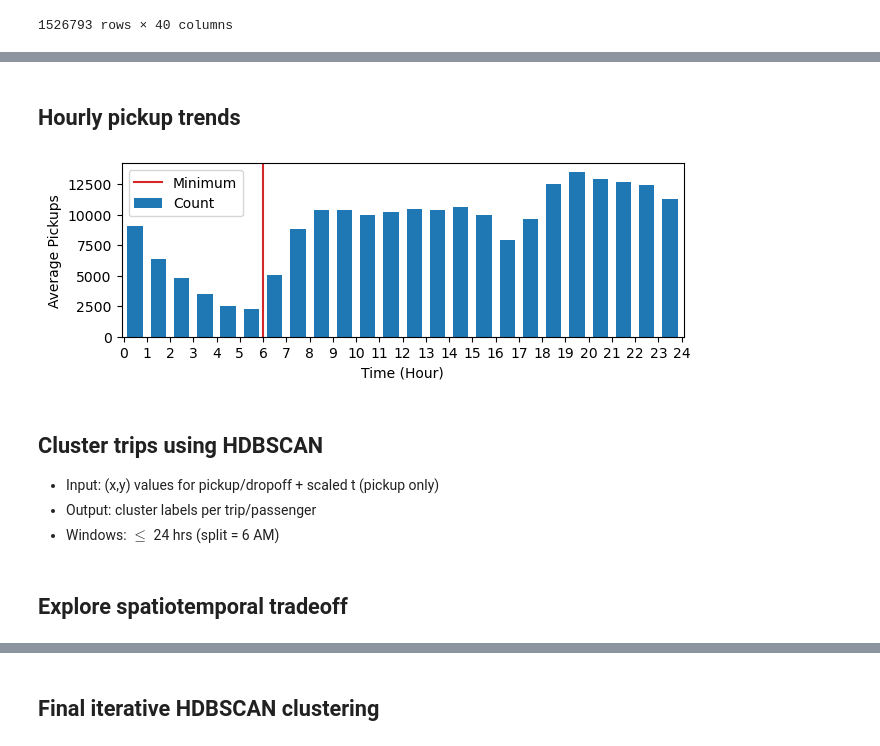
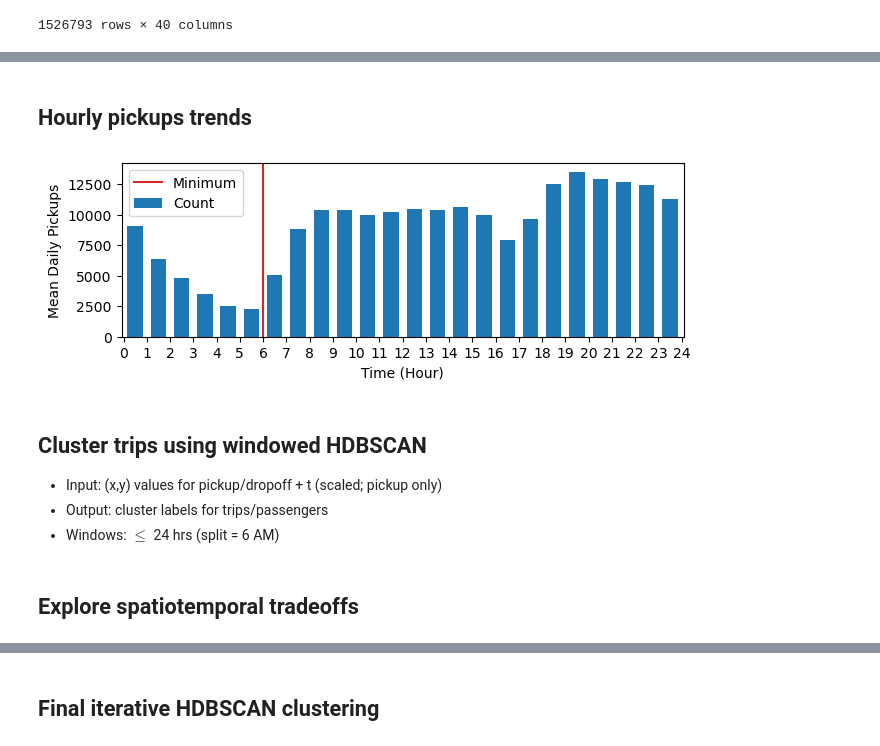
Before and after one commit to calebclayreagor/nyc-taxi-efficiency, a Jupyter notebook: notebooks/01_clustering.ipynb, the cells around one changed output, grey strips where cells are left out. Cells and saved outputs as stored; diff of their text form; code cells hidden in the pictures.

```diff
--- a/notebooks/01_clustering.ipynb
+++ b/notebooks/01_clustering.ipynb
@@ -39,23 +28,24 @@ plt.show()
 # %% [markdown]
-## Hourly pickup trends
+## Hourly pickups trends
 # %%
+# find best start time for 24-hr windows
 fig, ax = plt.subplots(1, 1, figsize = (7.25, 2.25))
 pickup = df.pickup_datetime.dt.hour.value_counts().div(7).sort_index()
 pickup.plot(kind = 'bar', width = .66, label = 'Count', ax = ax)
 ax.axvline(pickup.idxmin() + .5, c = 'tab:red', label = 'Minimum')
 xticks = np.arange(25)
 ax.set_xticks(xticks - .5, xticks, rotation = 0)
 ax.set_xlabel('Time (Hour)')
-ax.set_ylabel('Average Pickups')
+ax.set_ylabel('Mean Daily Pickups')
 ax.legend()
 plt.show()
 # %% [output]
-[figure, old version]
+[figure, new version]
 # %% [markdown]
-## Cluster trips using HDBSCAN
-- Input: (x,y) values for pickup/dropoff + scaled t (pickup only)
-- Output: cluster labels per trip/passenger
+## Cluster trips using windowed HDBSCAN
+- Input: (x,y) values for pickup/dropoff + t (scaled; pickup only)
+- Output: cluster labels for trips/passengers
 - Windows: $\leq$ 24 hrs (split = 6 AM)
 # %% [markdown]
-## Explore spatiotemporal tradeoff
+## Explore spatiotemporal tradeoffs
 # %%
```
Also changed, not shown: parts of 12 cells of this notebook, 2 other files.
